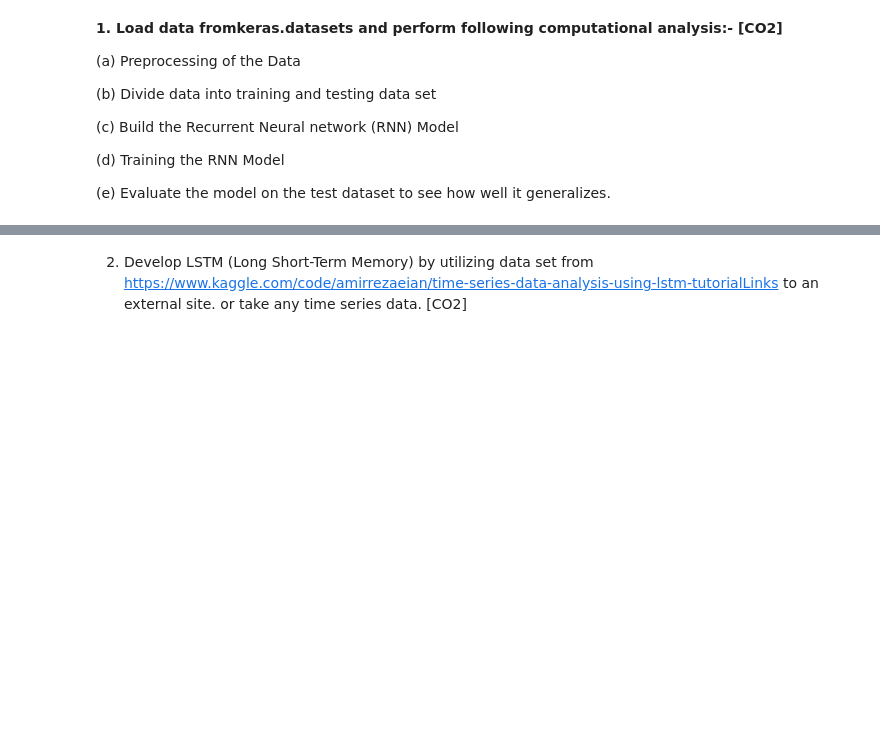
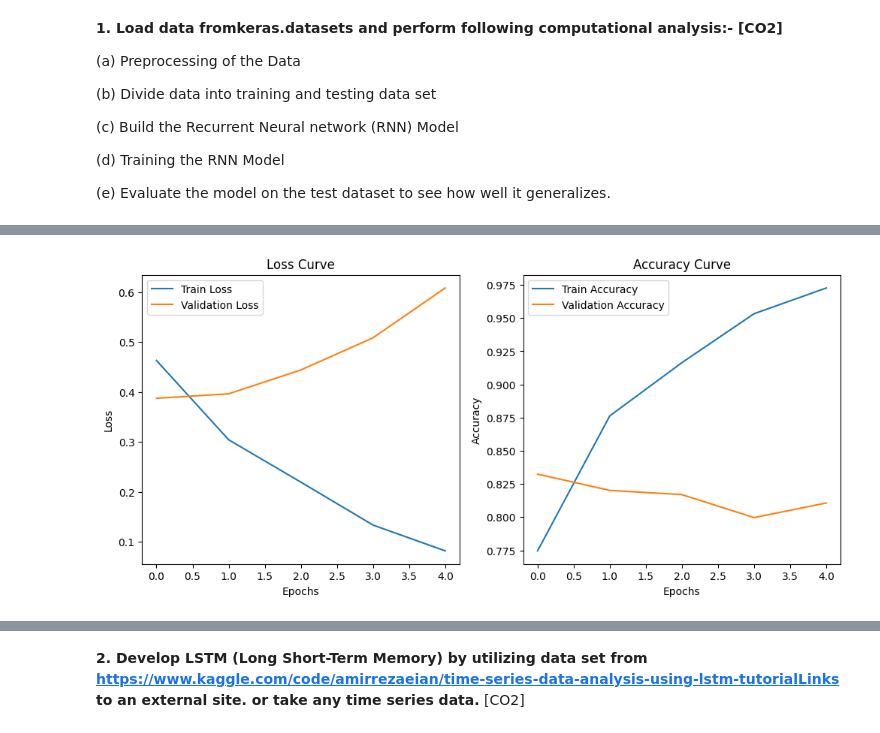
Before and after one commit to 2203A51251/NLP_Lab, a Jupyter notebook: Assignment4.ipynb, the cells around one changed output, grey strips where cells are left out. Drawn from its saved outputs; the diff is of its cells as text; code cells hidden in the pictures; blank space fills up the shorter version.

```diff
--- a/Assignment4.ipynb
+++ b/Assignment4.ipynb
@@ -51,0 +23,11 @@ Test accuracy: 0.9577000141143799
+# %%
+(X_train, y_train), (X_test, y_test) = imdb.load_data(num_words=10000)
+
+X_train = keras.preprocessing.sequence.pad_sequences(X_train, maxlen=100)
+X_test = keras.preprocessing.sequence.pad_sequences(X_test, maxlen=100)
+
+model = keras.Sequential([
+    keras.layers.Embedding(input_dim=10000, output_dim=32, input_length=100),
+    keras.layers.SimpleRNN(32),
+    keras.layers.Dense(1, activation='sigmoid')
+])
@@ -51,0 +37,30 @@ Test accuracy: 0.9577000141143799
+# %%
+model.compile(optimizer='adam',
+              loss='binary_crossentropy',
+              metrics=['accuracy'])
+
+history = model.fit(X_train, y_train, epochs=5, validation_data=(X_test, y_test), verbose=1)
+
+plt.figure(figsize=(12, 5))
+
+plt.subplot(1, 2, 1)
+plt.plot(history.history['loss'], label='Train Loss')
+plt.plot(history.history['val_loss'], label='Validation Loss')
+plt.title('Loss Curve')
+plt.xlabel('Epochs')
+plt.ylabel('Loss')
+plt.legend()
+
+plt.subplot(1, 2, 2)
+plt.plot(history.history['accuracy'], label='Train Accuracy')
+plt.plot(history.history['val_accuracy'], label='Validation Accuracy')
+plt.title('Accuracy Curve')
+plt.xlabel('Epochs')
+plt.ylabel('Accuracy')
+plt.legend()
+
+plt.show()
+
+test_loss, test_acc = model.evaluate(X_test, y_test)
+print(f'Test accuracy: {test_acc}')
+# %% [output]
@@ -51,0 +77 @@ Test accuracy: 0.9577000141143799
+[figure, added]
@@ -52,2 +80,2 @@ Test accuracy: 0.9577000141143799
 # %% [markdown]
-2. Develop LSTM (Long Short-Term Memory) by utilizing data set from https://www.kaggle.com/code/amirrezaeian/time-series-data-analysis-using-lstm-tutorialLinks to an external site. or take any time series data. [CO2]
+**2. Develop LSTM (Long Short-Term Memory) by utilizing data set from https://www.kaggle.com/code/amirrezaeian/time-series-data-analysis-using-lstm-tutorialLinks to an external site. or take any time series data.** [CO2]
```
Also changed, not shown: parts of 15 cells of this notebook.
